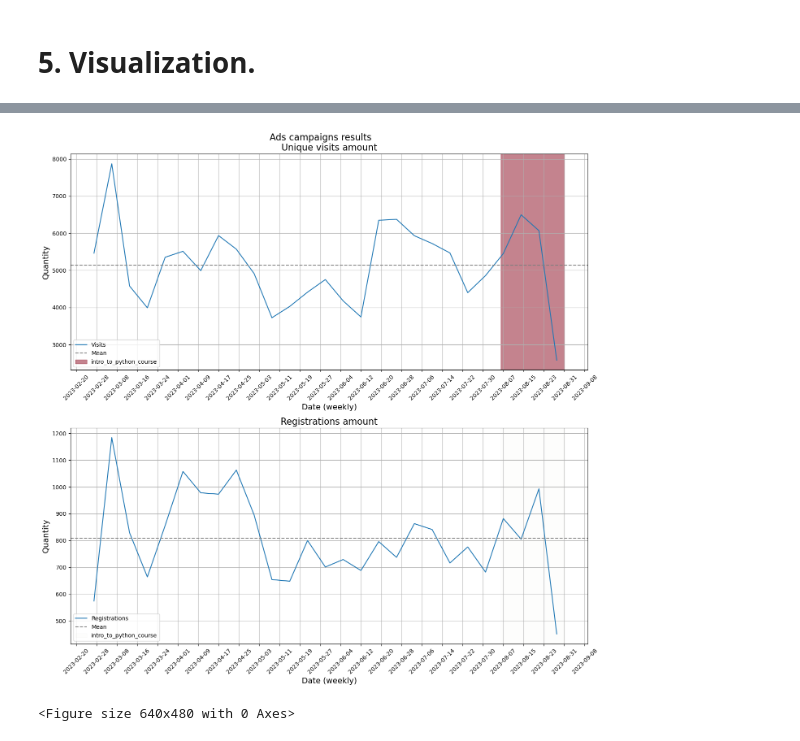
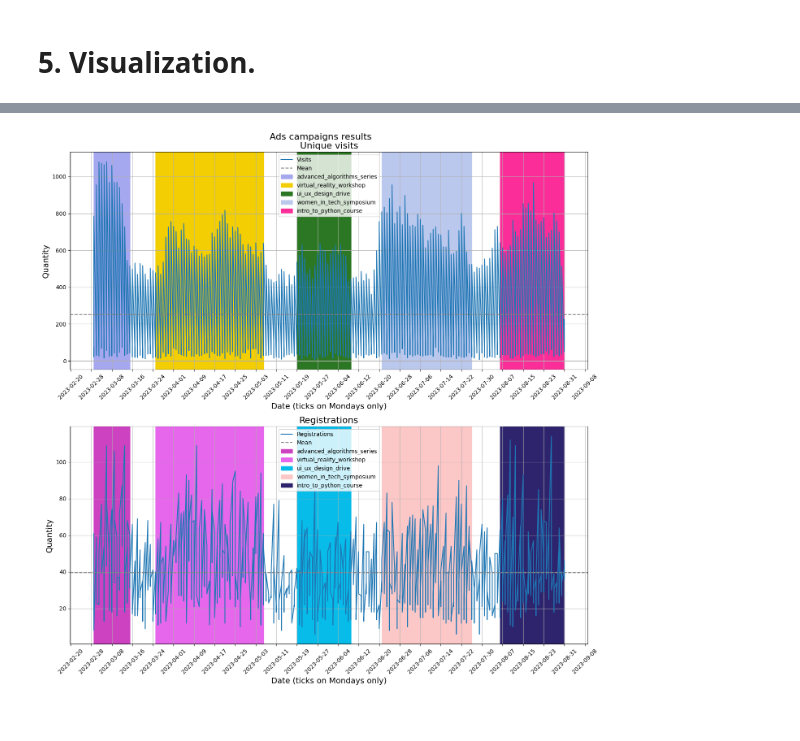
Before and after one commit to mrvdanilov/python-for-data-analysts-project-100, a Jupyter notebook: charts_project.ipynb, the cells around one changed output, grey strips where cells are left out. Cells and saved outputs as stored; diff of their text form; code cells hidden in the pictures.

Commit message:
No weekly data anymore
1. prepare_data() function, whick split df by weeks, has been deleted;
2. all the graphs have been replotted.

```diff
--- a/charts_project.ipynb
+++ b/charts_project.ipynb
@@ -17,14 +17,14 @@ API_URL = os.getenv('API_URL')
 DATE_BEGIN = os.getenv('DATE_BEGIN')
 DATE_END = os.getenv('DATE_END')
 # %%
-visits = requests.get(f'{API_URL}/visits?begin={DATE_BEGIN}&end={DATE_END}')
-#visits = requests.get('https://data-charts-api.hexlet.app/visits?begin=2023-03-01&end=2023-09-01')
+#visits = requests.get(f'{API_URL}/visits?begin={DATE_BEGIN}&end={DATE_END}')
+visits = requests.get('https://data-charts-api.hexlet.app/visits?begin=2023-03-01&end=2023-09-01')
 visits.status_code
 # %% [output]
 200
 # %%
-regs = requests.get(f'{API_URL}/registrations?begin={DATE_BEGIN}&end={DATE_END}')
-#regs = requests.get('https://data-charts-api.hexlet.app/registrations?begin=2023-03-01&end=2023-09-01')
+#regs = requests.get(f'{API_URL}/registrations?begin={DATE_BEGIN}&end={DATE_END}')
+regs = requests.get('https://data-charts-api.hexlet.app/registrations?begin=2023-03-01&end=2023-09-01')
 regs.status_code
 # %% [output]
 200
@@ -89,9 +91,9 @@ prepared_regs_df.head()
 def visits_and_regs_conversion(df_vis, df_regs):
     df = pd.merge(df_vis, df_regs, on=['date_group', 'platform'], how='left')
     df['conversion'] = (df['registrations'] / df['visits']) * 100
-    #df = df.sort_values(by=['date_group', 'platform'])
+    df = df.sort_values(by=['date_group', 'platform'])
+
     df.to_json("./conversion.json")
-
     return df
 
 
@@ -349,58 +378,44 @@ ads_cost(weekly_data)
 # %%
 def prepare_ads_periods(df):
-    df = df.copy()
-
     df = df[['date_group', 'utm_campaign']]
     ads_names = df['utm_campaign'].unique()
     ads_names = np.delete(ads_names, np.where(ads_names == 'none'))
 
     for name in ads_names:
+    # taking all strings with the appropriate name of ad campaign
+    # in the 'utm_campaign' column
       tmp = df.loc[df['utm_campaign'] == name]
       yield tmp['date_group'].min(), tmp['date_group'].max(), name
 
 def ads_influencing(df):
-    fig, ax = plt.subplots(2, 1, figsize=(14,14))
+    cols = ['visits', 'registrations']
+    fig, ax = plt.subplots(len(cols), 1, figsize=(14,14))
     fig.suptitle('Ads campaigns results', fontsize=16)
 
-    ax[0].plot(df['week'], df['visits'], label='Visits')
-    ax[0].axhline(y=df['visits'].mean(), color='grey', linestyle='dashed', label='Mean')
+    for i in range(len(cols)):
+      ax[i].plot(df['date_group'], df[cols[i]], label=f'{cols[i]}'.capitalize())
+      ax[i].axhline(y=df[cols[i]].mean(), color='grey',
+                    linestyle='dashed', label='Mean')
 
-  # initializing of the generator
-    gen = prepare_ads_periods(vis_regs_conv_and_ads)
-    for min, max, name in gen:
-        ax[0].axvspan(xmin=min, xmax=max, label=name, color=np.random.rand(4,))
+    # initializing of the generator
+      gen = prepare_ads_periods(df)
+      for min, max, name in gen:
+        ax[i].axvspan(xmin=min, xmax=max, label=name, color=np.random.rand(3,))
 
-    ax[0].set_title('Unique visits amount', fontsize=16)
-    ax[0].tick_params(rotation=45, axis='x')
-    ax[0].xaxis.set_major_locator(plt.MaxNLocator(nbins=30))
-    ax[0].set_ylabel('Quantity', fontsize=14)
-    ax[0].set_xlabel('Date (weekly)', fontsize=14)
-    ax[0].legend()
-    ax[0].grid()
+      title = f'Unique {cols[i]}' if cols[i]=='visits' else f'{cols[i]}'
+      ax[i].set_title(title.capitalize(), fontsize=16)
+      ax[i].tick_params(rotation=45, axis='x')
+      ax[i].xaxis.set_major_locator(plt.MaxNLocator(nbins=30))
+      ax[i].set_ylabel('Quantity', fontsize=14)
+      ax[i].set_xlabel('Date (ticks on Mondays only)', fontsize=14)
+      ax[i].legend()
+      ax[i].grid()
+
+    plt.tight_layout()
+    plt.savefig('./charts/ads_influencing.png')
+    plt.show()
 
 
-    ax[1].plot(df['week'], df['registrations'], label='Registrations')
-    ax[1].axhline(y=df['registrations'].mean(), color='grey', linestyle='dashed', label='Mean')
-
-  # re-initializing of the generator
-    gen = prepare_ads_periods(vis_regs_conv_and_ads)
-    for min, max, name in gen:
-        ax[1].axvspan(xmin=min, xmax=max, label=name, color=np.random.rand(4,))
-
-    ax[1].set_title('Registrations amount', fontsize=16)
-    ax[1].tick_params(rotation=45, axis='x')
-    ax[1].xaxis.set_major_locator(plt.MaxNLocator(nbins=30))
-    ax[1].set_ylabel('Quantity', fontsize=14)
-    ax[1].set_xlabel('Date (weekly)', fontsize=14)
-    ax[1].legend()
-    ax[1].grid()
-
-    plt.tight_layout()
-    plt.show()
-
-    plt.savefig('./charts/ads_influencing.png')
-
-ads_influencing(weekly_data)
+ads_influencing(json_ads_df)
 # %% [output]
-[figure, old version]
+[figure, new version]
-<Figure size 640x480 with 0 Axes>
```
Also changed, not shown: parts of 16 cells of this notebook.
